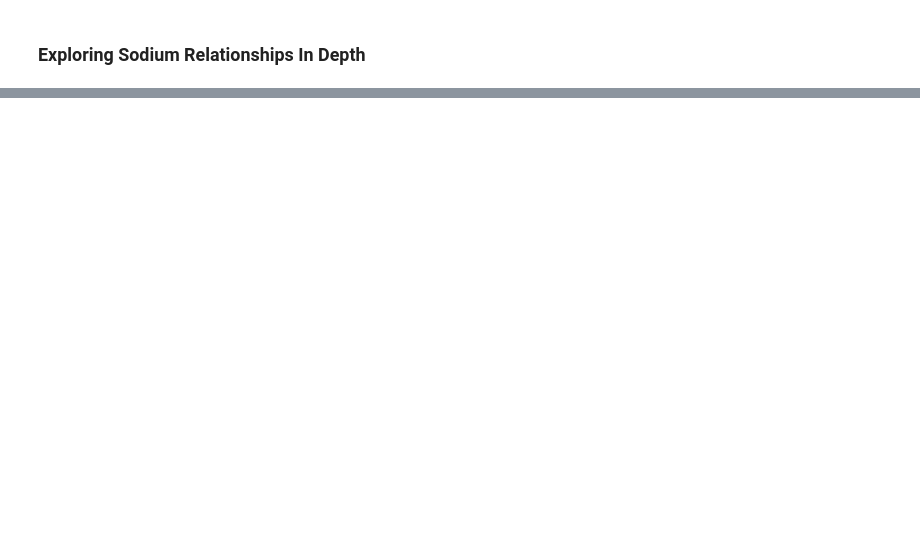
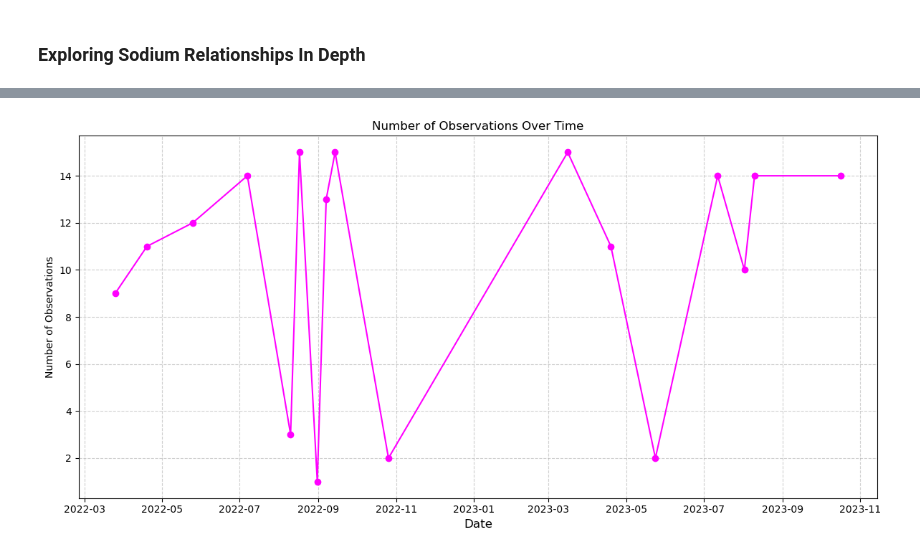
Before and after one commit to vishalival/eneres131-final-proj, a Jupyter notebook: core_prediction_question (1).ipynb, the cells around one changed output, grey strips where cells are left out. Saved outputs shown, nothing was run; the diff lists cells and outputs as text; code cells hidden in the pictures; blank space fills up the shorter version.

```diff
--- a/core_prediction_question (1).ipynb
+++ b/core_prediction_question (1).ipynb
@@ -121,0 +287,4 @@ plt.show()
+# %%
+df_specific_big = df[['ActivityIdentifier', 'Orthophosphate', 'Phosphorus', 'Nitrate', 'Ammonia and ammonium', 'Nitrogen, mixed forms (NH3), (NH4), organic, (NO2) and (NO3)', 'Silica', 'Nitrite']].dropna(axis = 0)
+df_specific_big = df_specific_big.merge(df[['ActivityIdentifier', 'ActivityStartDate', 'ActivityStartTime/Time_PST', 'LongitudeMeasure', 'LatitudeMeasure']], on = "ActivityIdentifier")
+df_specific_big
@@ -121,0 +305,20 @@ plt.show()
+# %%
+import pandas as pd
+import matplotlib.pyplot as plt
+
+df_specific_big['ActivityStartDate'] = pd.to_datetime(df_specific_big['ActivityStartDate'], errors='coerce')
+
+df_specific_big = df_specific_big.dropna(subset=['ActivityStartDate'])
+
+date_counts = df_specific_big.groupby('ActivityStartDate').size()
+
+plt.figure(figsize=(12, 6))
+plt.plot(date_counts.index, date_counts.values, marker='o', linestyle='-', color='magenta')
+plt.title('Number of Observations Over Time')
+plt.xlabel('Date', fontsize=12)
+plt.ylabel('Number of Observations')
+plt.grid(True, linestyle='--', alpha=0.6)
+plt.tight_layout()
+plt.show()
+# %% [output]
+[figure, added]
```
Also changed, not shown: parts of 30 cells of this notebook, 1 other file.
